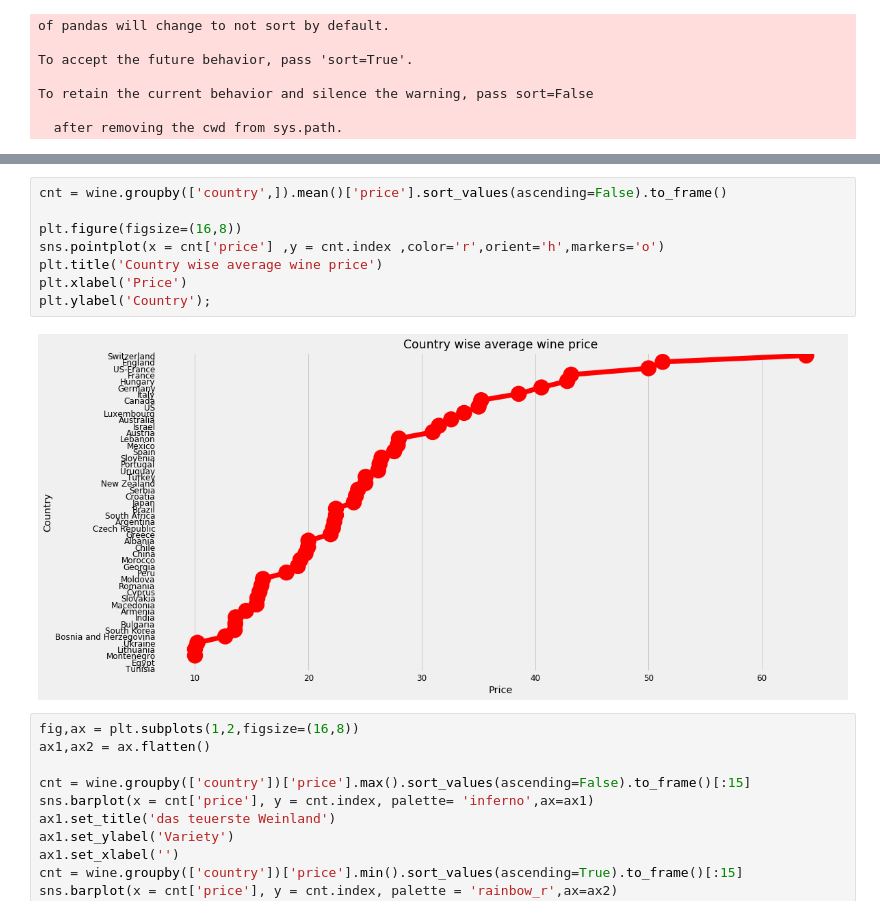
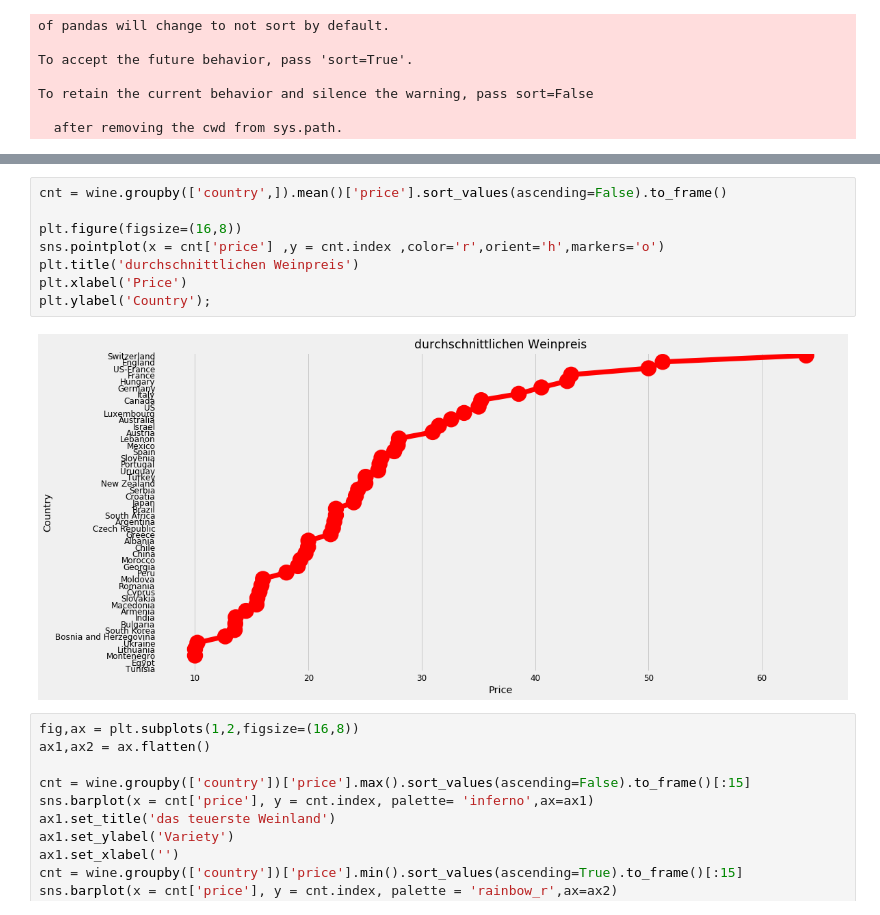
Before and after one commit to benniphilipp/wine, a Jupyter notebook: Wine review.ipynb, the cells around one changed output, grey strips where cells are left out. Drawn from its saved outputs; the diff is of its cells as text.

```diff
--- a/Wine review.ipynb
+++ b/Wine review.ipynb
@@ -46,13 +46,13 @@ Länderanzahl: 50
 # %%
 cnt = wine.groupby(['country',]).mean()['price'].sort_values(ascending=False).to_frame()
 
 plt.figure(figsize=(16,8))
 sns.pointplot(x = cnt['price'] ,y = cnt.index ,color='r',orient='h',markers='o')
-plt.title('Country wise average wine price')
+plt.title('durchschnittlichen Weinpreis')
 plt.xlabel('Price')
 plt.ylabel('Country');
 # %% [output]
-[figure, old version]
+[figure, new version]
 # %%
 fig,ax = plt.subplots(1,2,figsize=(16,8))
 ax1,ax2 = ax.flatten()
```
Also changed, not shown: parts of 2 cells of this notebook.
